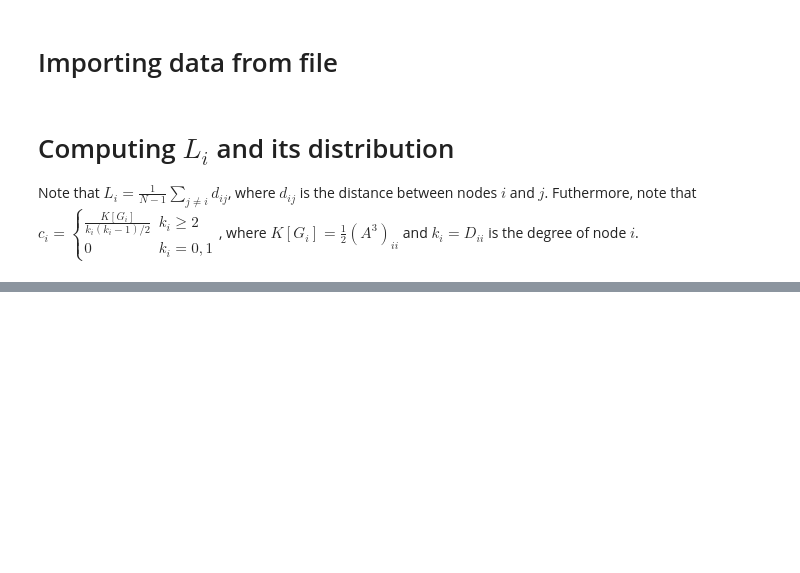
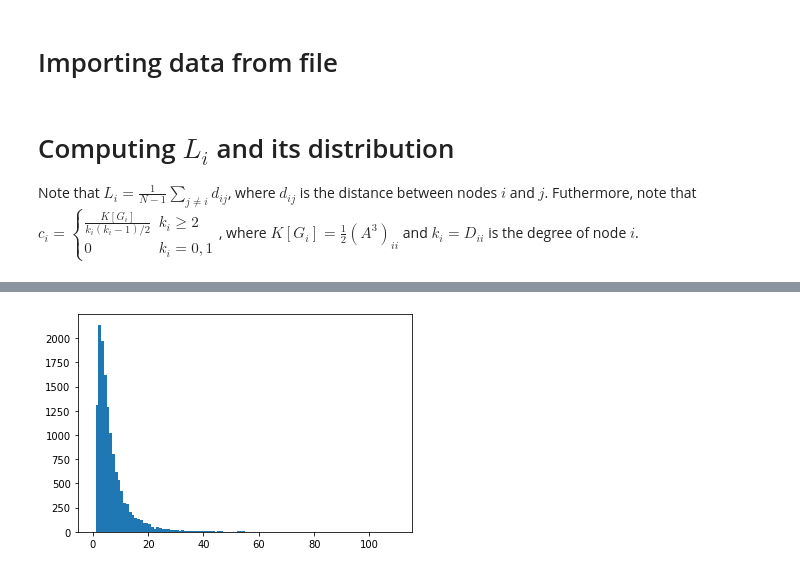
Before and after one commit to bcho04/coauth-approx, a Jupyter notebook: main.ipynb, the cells around one changed output, grey strips where cells are left out. Cells and saved outputs as stored; diff of their text form; code cells hidden in the pictures; blank space fills up the shorter version.

```diff
--- a/main.ipynb
+++ b/main.ipynb
@@ -66,0 +91,7 @@ L, C
+# %%
+%matplotlib inline
+# Plot L_i distribution as histogram.
+plt.hist(D_dist, bins=np.linspace(0,110,111))
+plt.show()
+# %% [output]
+[figure, added]
```
Also changed, not shown: parts of 28 cells of this notebook.
